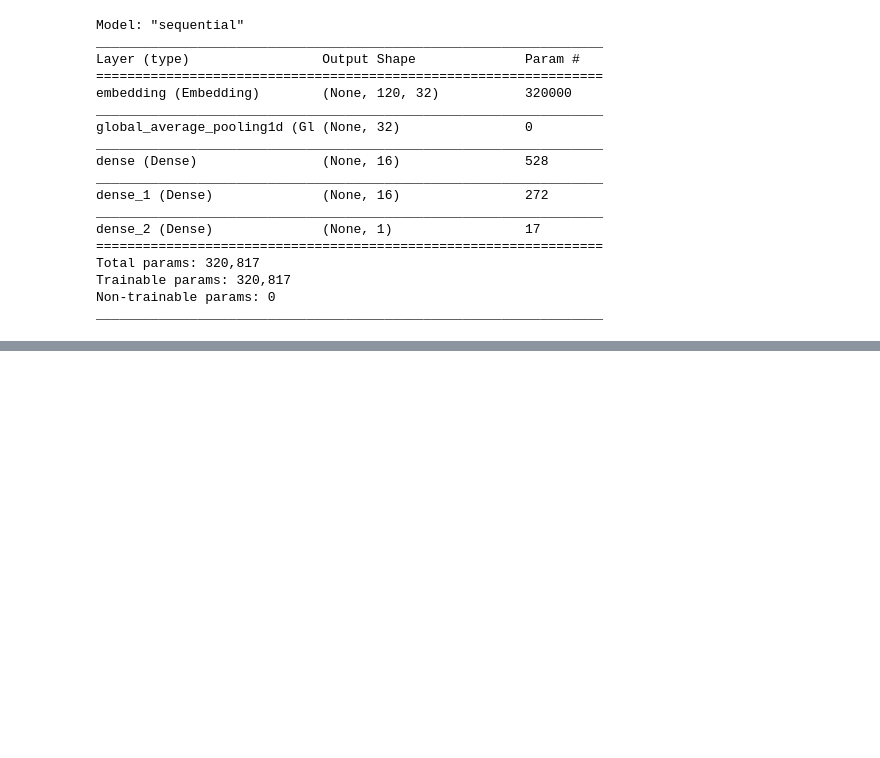
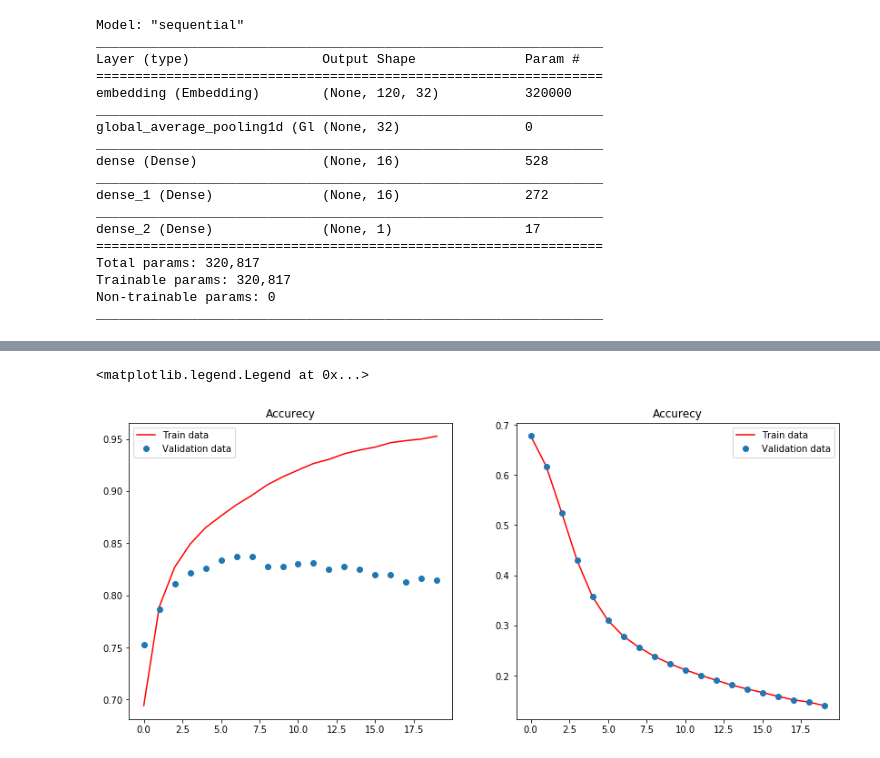
Before and after one commit to ANKITPODDER2000/Deep-Learning-with-Python, a Jupyter notebook: Imdb Binary Classification.ipynb, the cells around one changed output, grey strips where cells are left out. Cells and saved outputs as stored; diff of their text form; code cells hidden in the pictures; blank space fills up the shorter version.

Commit message:
graph add in Imdb

```diff
--- a/Imdb Binary Classification.ipynb
+++ b/Imdb Binary Classification.ipynb
@@ -146,6 +142,17 @@ import matplotlib.pyplot as plt
 %matplotlib inline
+# %%
+sns.set_style("darkgrid")
 # %%
 fig , ax = plt.subplots(1,2,figsize=(14,6))
 ax[0].plot(his1.history['acc'],'r',label="Train data")
-ax[0].plot(his1.history['val_acc'],'b',label="Validation data")
+ax[0].plot(his1.history['val_acc'],'o',label="Validation data")
 ax[0].set_title("Accurecy")
+ax[0].legend()
+
+ax[1].plot(his1.history['loss'],'r',label="Train data")
+ax[1].plot(his1.history['loss'],'o',label="Validation data")
+ax[1].set_title("Accurecy")
+ax[1].legend()
+# %% [output]
+<matplotlib.legend.Legend at 0x...>
+[figure, added]
```
Also changed, not shown: parts of 5 cells of this notebook.
